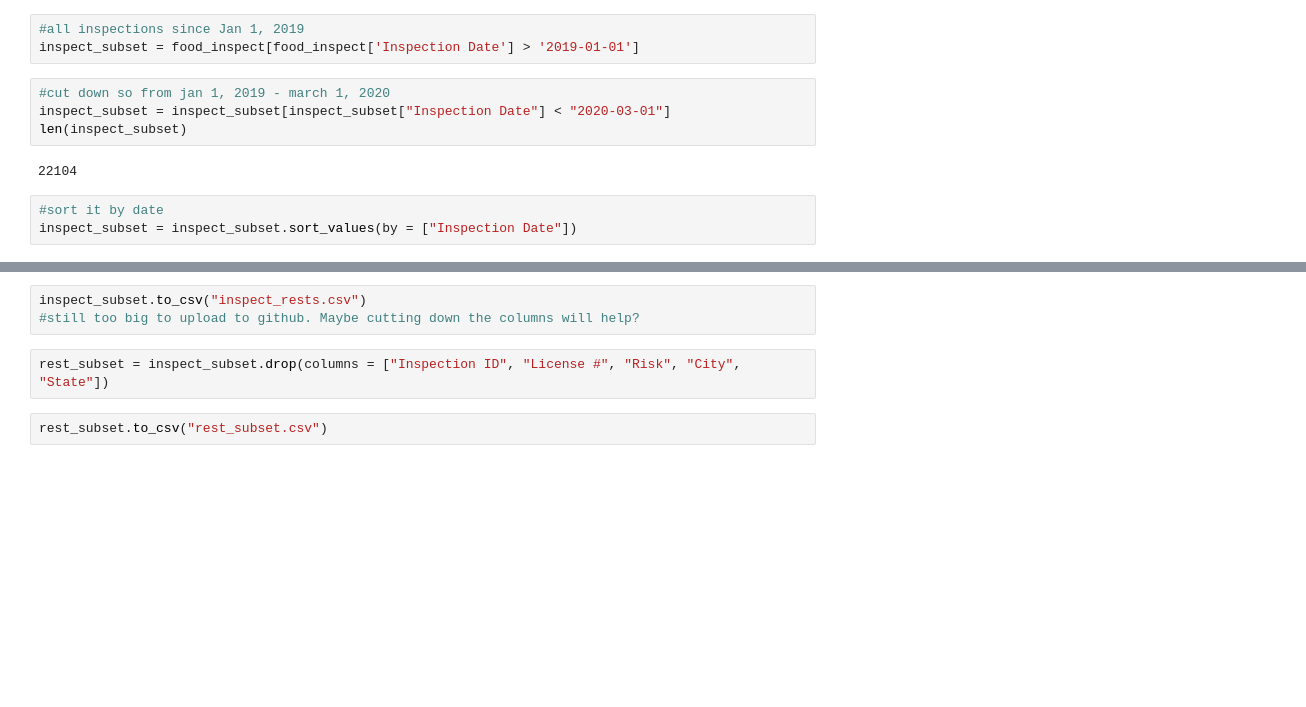
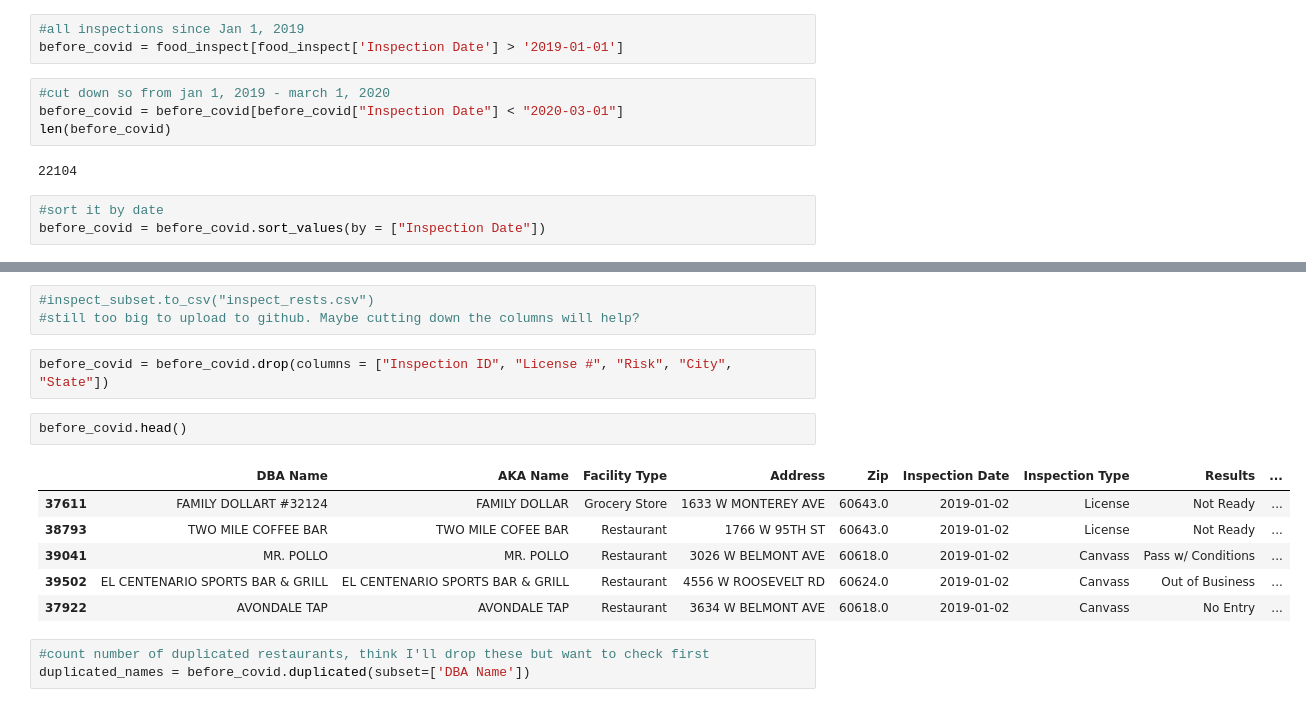
Before and after one commit to sabinahartnett/localgorithms, a Jupyter notebook: food_inspections.ipynb, the cells around one changed output, grey strips where cells are left out. Cells and saved outputs as stored; diff of their text form; blank space fills up the shorter version.

```diff
--- a/food_inspections.ipynb
+++ b/food_inspections.ipynb
@@ -34,14 +34,14 @@ food_inspect.head()
 | 4 | 2453550 | BIAN | BIAN | 2744751.0 | Restaurant | Risk 1 (High) | 600 W CHICAGO AVE | CHICAGO | IL | ... |
 # %%
 #all inspections since Jan 1, 2019
-inspect_subset = food_inspect[food_inspect['Inspection Date'] > '2019-01-01']
+before_covid = food_inspect[food_inspect['Inspection Date'] > '2019-01-01']
 # %%
 #cut down so from jan 1, 2019 - march 1, 2020
-inspect_subset = inspect_subset[inspect_subset["Inspection Date"] < "2020-03-01"]
-len(inspect_subset)
+before_covid = before_covid[before_covid["Inspection Date"] < "2020-03-01"]
+len(before_covid)
 # %% [output]
 22104
 # %%
 #sort it by date
-inspect_subset = inspect_subset.sort_values(by = ["Inspection Date"])
+before_covid = before_covid.sort_values(by = ["Inspection Date"])
 # %%
@@ -63,9 +63,19 @@ inspect_subset.tail()
 | 15583 | 2363140 | FARNSWORTH SCHOOL | FARNSWORTH SCHOOL | 23161.0 | School | Risk 1 (High) | 5414 N Linder (5500W) | CHICAGO | IL | ... |
 | 18297 | 2363086 | TASTY FAST FOOD & GROCERY | TASTY FAST FOOD & GROCERY | 2559536.0 | Restaurant | Risk 1 (High) | 6645 S HALSTED ST | CHICAGO | IL | ... |
 # %%
-inspect_subset.to_csv("inspect_rests.csv")
+#inspect_subset.to_csv("inspect_rests.csv")
 #still too big to upload to github. Maybe cutting down the columns will help?
 # %%
-rest_subset = inspect_subset.drop(columns = ["Inspection ID", "License #", "Risk", "City", "State"])
+before_covid = before_covid.drop(columns = ["Inspection ID", "License #", "Risk", "City", "State"])
 # %%
-rest_subset.to_csv("rest_subset.csv")
+before_covid.head()
+# %% [output]
+|  | DBA Name | AKA Name | Facility Type | Address | Zip | Inspection Date | Inspection Type | Results | ... |
+| 37611 | FAMILY DOLLART #32124 | FAMILY DOLLAR | Grocery Store | 1633 W MONTEREY AVE | 60643.0 | 2019-01-02 | License | Not Ready | ... |
+| 38793 | TWO MILE COFFEE BAR | TWO MILE COFEE BAR | Restaurant | 1766 W 95TH ST | 60643.0 | 2019-01-02 | License | Not Ready | ... |
+| 39041 | MR. POLLO | MR. POLLO | Restaurant | 3026 W BELMONT AVE | 60618.0 | 2019-01-02 | Canvass | Pass w/ Conditions | ... |
+| 39502 | EL CENTENARIO SPORTS BAR & GRILL | EL CENTENARIO SPORTS BAR & GRILL | Restaurant | 4556 W ROOSEVELT RD | 60624.0 | 2019-01-02 | Canvass | Out of Business | ... |
+| 37922 | AVONDALE TAP | AVONDALE TAP | Restaurant | 3634 W BELMONT AVE | 60618.0 | 2019-01-02 | Canvass | No Entry | ... |
+# %%
+#count number of duplicated restaurants, think I'll drop these but want to check first
+duplicated_names = before_covid.duplicated(subset=['DBA Name'])
```
Also changed, not shown: parts of 38 cells of this notebook.
